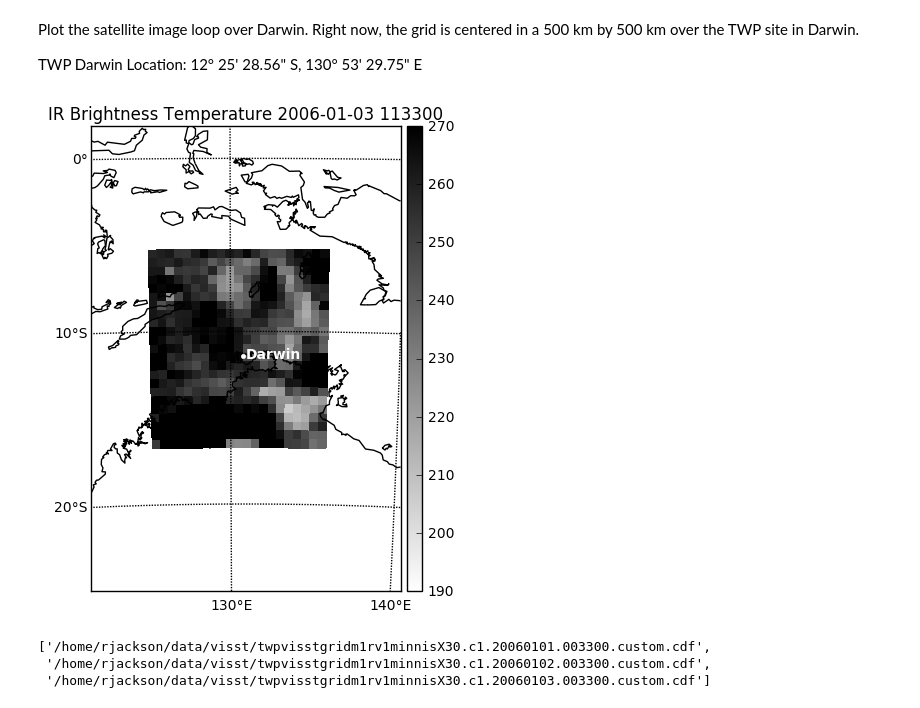
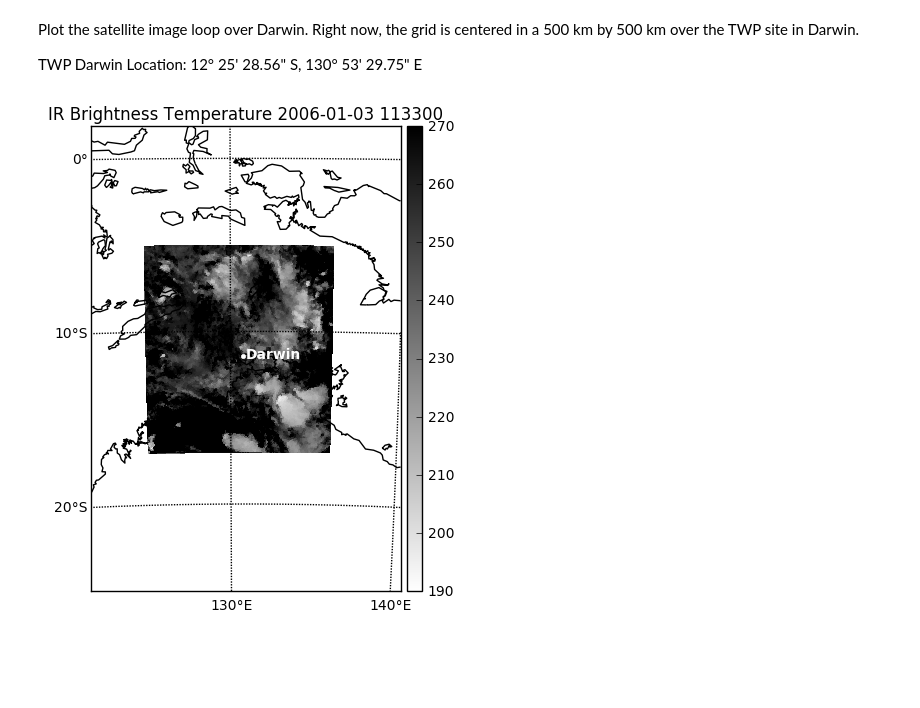
Before and after one commit to rcjackson/cmdv-rrm-anl, a Jupyter notebook: notebooks/VISST_view_brightness_temperature.ipynb, the cells around one changed output. Cells and saved outputs as stored; diff of their text form; code cells hidden in the pictures; blank space fills up the shorter version.

Commit message:
Changed VISST code to read in the pixel level data instead of the grid level data.

```diff
--- a/notebooks/VISST_view_brightness_temperature.ipynb
+++ b/notebooks/VISST_view_brightness_temperature.ipynb
@@ -63,13 +63,13 @@ for i in days:
     month_str = "%02d" % cur_time.month
     print('Looking for files with format ' +
           data_path +
-          'twpvisstgrid*' +
+          'twpvisstpx04*' +
           year_str +
           month_str +
           day_str +
           '*.cdf')
     data_list = glob.glob(data_path +
-                          'twpvisstgrid*' +
+                          'twpvisstpx04*' +
                           year_str +
                           month_str +
                           day_str +
@@ -191,34 +173,37 @@ Plot the satellite image loop over Darwin. Right now, the grid is centered in a
 
 TWP Darwin Location: 12° 25' 28.56" S, 130° 53' 29.75" E
 # %%
--figure = plt.figure(figsize=(8, 6))
+figure = plt.figure(figsize=(8, 6))
 for i in days:
     cdf_data = Dataset(file_list[i], mode='r')
 
     # Load lat, lon, and time parameters
     Latitude = cdf_data.variables['latitude']
     Longitude = cdf_data.variables['longitude']
-    Time = cdf_data.variables['time']
+    Time = cdf_data.variables['image_times']
+    NumPixels = cdf_data.variables['image_numpix']
 
-    # Put lat and lon into 2D grid
-    Lon, Lat = np.meshgrid(Longitude, Latitude)
 
     # Load brightness temperature
-    IRBrightness = cdf_data.variables['ir_temperature']
+    IRBrightness = cdf_data.variables['temperature_ir']
 
     frames = np.arange(0, len(Time), 1)
     Darwin_Lat = dms_to_decimal(-12, 25, 28.56)
     Darwin_Lon = dms_to_decimal(130, 53, 29.75)
 
     # Do loop for each frame in the time period
-    start_secs_after_midnight = start_hour*3600 +
-                                start_minute*60 +
-                                start_second
+    start_secs_after_midnight = (start_hour*3600
+                                 + start_minute*60
+                                 + start_second)
+
     end_secs_after_midnight = end_hour*3600 + end_minute*60 + end_second
     for j in frames:
         if ((i == len(days) - 1 and (Time[j] < end_secs_after_midnight)) or
                 (i == 0 and (Time[j] > start_secs_after_midnight)) or
                 (i > 0 and i < len(days) - 1)):
+            # Get Lat and Lon for specific frame
+            Lat = Latitude[(int(j)*int(NumPixels[j])):(int(j+1)*int(NumPixels[j])-1)]
+            Lon = Longitude[(int(j)*int(NumPixels[j])):(int(j+1)*int(NumPixels[j])-1)]
 
             # Set up projection
             plt.clf()
@@ -232,52 +217,49 @@ for i in days:
 
             # Plot data
             index = j
-            data = np.squeeze(IRBrightness[index, :, :, 0])
+            data = IRBrightness[(int(j)*int(NumPixels[j])):(int(j+1)*int(NumPixels[j])-1)]
 
-            colors = m.pcolor(xi, yi, data, cmap='gray_r', vmin=190, vmax=270)
+
+
+
+            colors = m.pcolor(xi, yi, data, cmap='gray_r', vmin=190, vmax=270, tri='true')
             plt.text(darwin_x,
                      darwin_y,
                      'Darwin',
                      fontweight='bold',
                      color='white')
             plt.plot(darwin_x*0.98, darwin_y*1.01, 'w.')
 
             m.drawparallels(np.arange(-80., 81., 10.),
                             labels=[1, 0, 0, 0],
                             fontsize=10)
             m.drawmeridians(np.arange(-180., 181., 10.),
                             labels=[0, 0, 0, 1],
                             fontsize=10)
             m.drawcoastlines()
             m.drawcountries()
             m.colorbar()
 
             year_str = "%04d" % year
             day_str = "%02d" % time_list[i].month
             month_str = "%02d" % time_list[i].day
-            plt.title('IR Brightness Temperature ' +
-                      str(year) +
-                      '-'
-                      str(day_str) +
-                      '-' +
-                      str(month_str) +
-                      ' ' +
-                      seconds_to_midnight_to_string(Time[index]))
+            plt.title('IR Brightness Temperature '
+                      + str(year)
+                      + '-'
+                      + str(day_str)
+                      + '-'
+                      + str(month_str)
+                      + ' '
+                      + seconds_to_midnight_to_string(Time[index]))
 
             if not os.path.exists('./output_plots'):
                 os.makedirs('./output_plots')
 
             plt.savefig('./output_plots/IRBrightnessTemp' +
                         str(year) +
                         str(day_str) +
                         str(month_str) +
                         seconds_to_midnight_to_string(Time[index]) +
                         '.png')
 # %% [output]
-[figure, old version]
+[figure, new version]
-# %%
-file_list
-# %% [output]
-['/home/rjackson/data/visst/twpvisstgridm1rv1minnisX30.c1.20060101.003300.custom.cdf',
- '/home/rjackson/data/visst/twpvisstgridm1rv1minnisX30.c1.20060102.003300.custom.cdf',
- '/home/rjackson/data/visst/twpvisstgridm1rv1minnisX30.c1.20060103.003300.custom.cdf']
```
Also changed, not shown: parts of 6 cells of this notebook.
